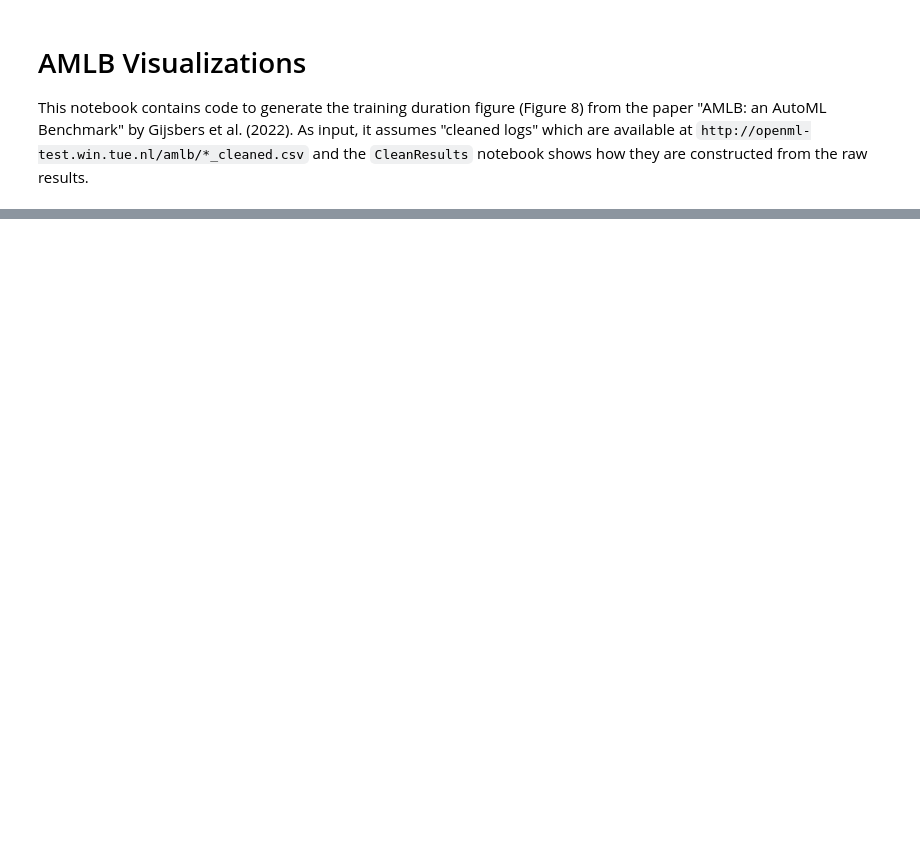
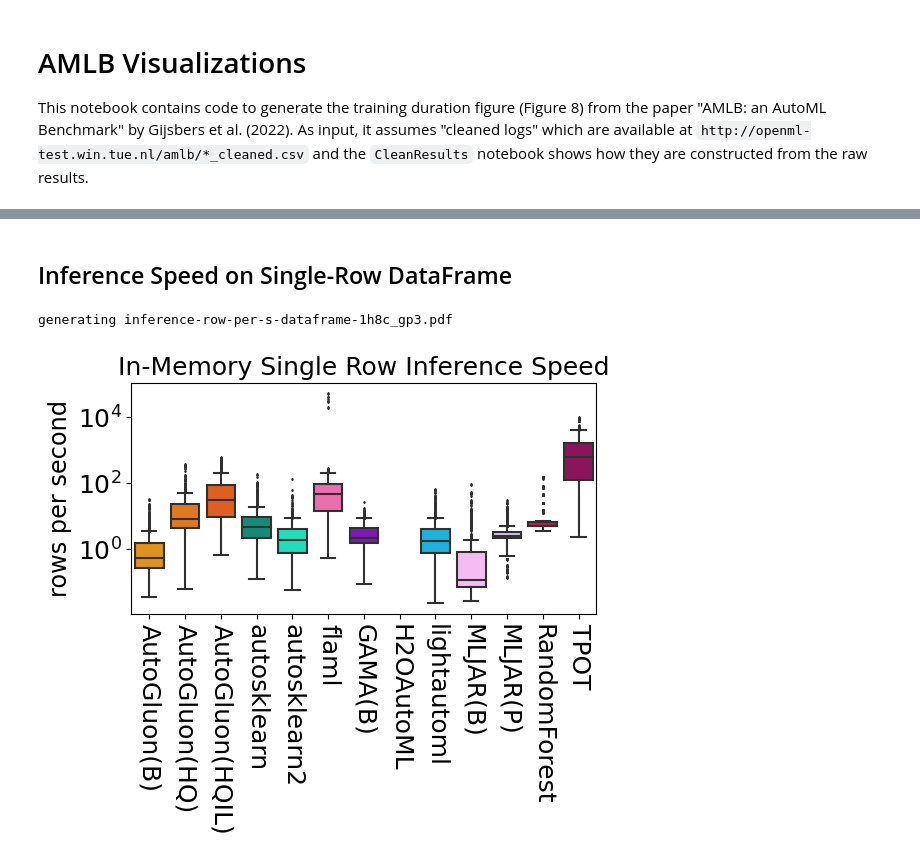
Before and after one commit to PGijsbers/amlb-results, a Jupyter notebook: notebooks/train_duration.ipynb, the cells around one changed output, grey strips where cells are left out. Drawn from its saved outputs; the diff is of its cells as text; code cells hidden in the pictures; blank space fills up the shorter version.

```diff
--- a/notebooks/train_duration.ipynb
+++ b/notebooks/train_duration.ipynb
@@ -145,0 +178,31 @@ generating train-duration-4h8c_gp3.pdf
+# %% [markdown]
+## Inference Speed on Single-Row DataFrame
+# %%
+constraint = "1h8c_gp3"
+time_budget = get_print_friendly_name(constraint)
+data = results[results["constraint"] == constraint]
+data = data[~data["framework"].isin(["constantpredictor"])]
+
+data["timeout"] = data["info"].apply(lambda msg: isinstance(msg, str) and "Interrupting thread MainThread" in msg)
+timeout_counts = dict(data[["framework", "timeout"]].groupby("framework").sum()["timeout"])
+data["row/s"] = 1 / data["infer_batch_size_df_1"]
+filename = f"inference-row-per-s-dataframe-{constraint}.pdf".replace(" ", "-")
+print("generating", filename)
+
+time_limit = 3600 if constraint == "1h8c_gp3" else 3600*4
+fig, ax = box_plot(
+    data,
+    metric="row/s",
+    title=f"In-Memory Single Row Inference Speed",
+    figsize=(6, 3),
+    add_counts=False,#timeout_counts,
+    with_framework_names=True, # ttype == "regression",
+)
+ax.set_ylabel("rows per second")
+ax.set_yscale("log")
+
+with PdfPages(str(FIGURE_DIRECTORY / "inference" / filename)) as f:
+    f.savefig(fig, bbox_inches="tight")
+# %% [output]
+generating inference-row-per-s-dataframe-1h8c_gp3.pdf
+[figure, added]
```
Also changed, not shown: parts of 10 cells of this notebook.
